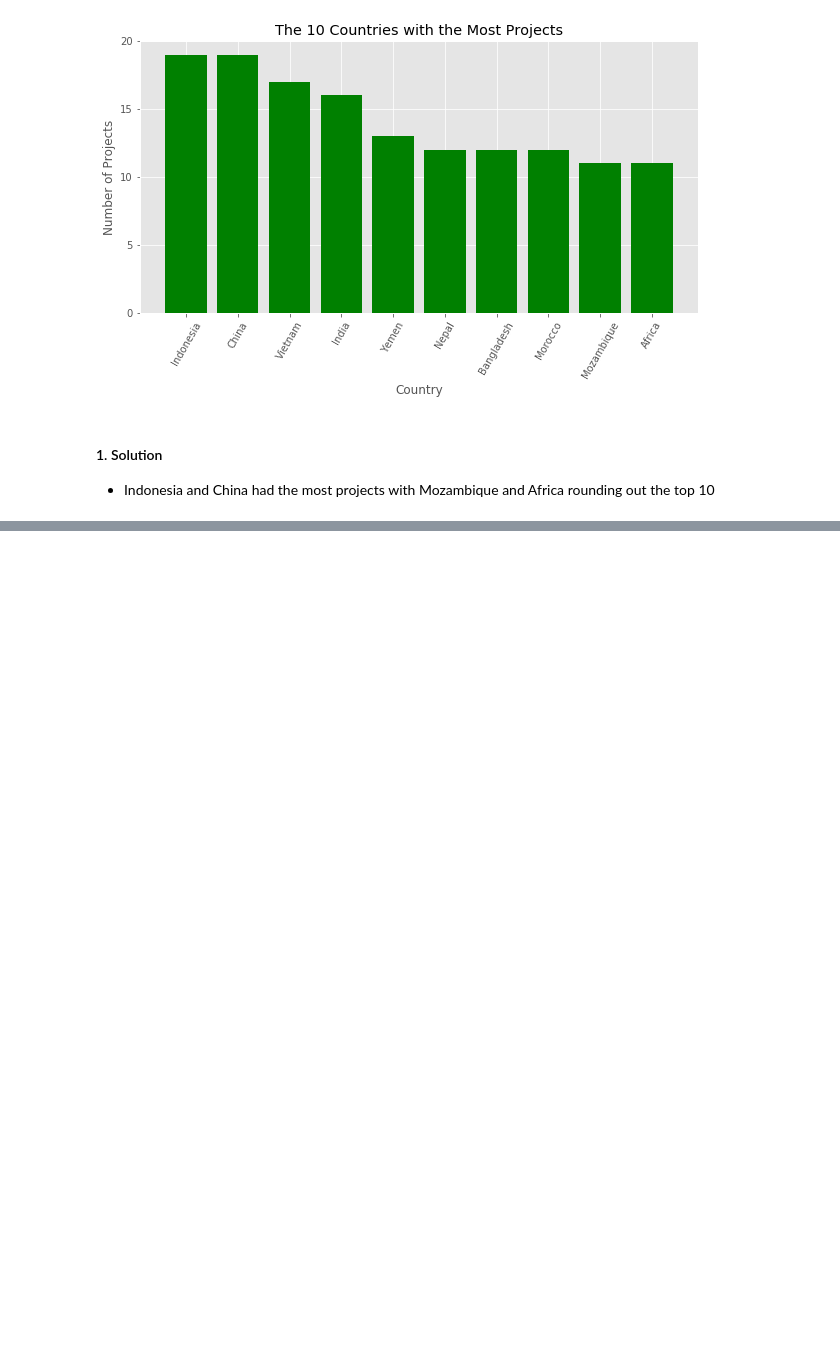
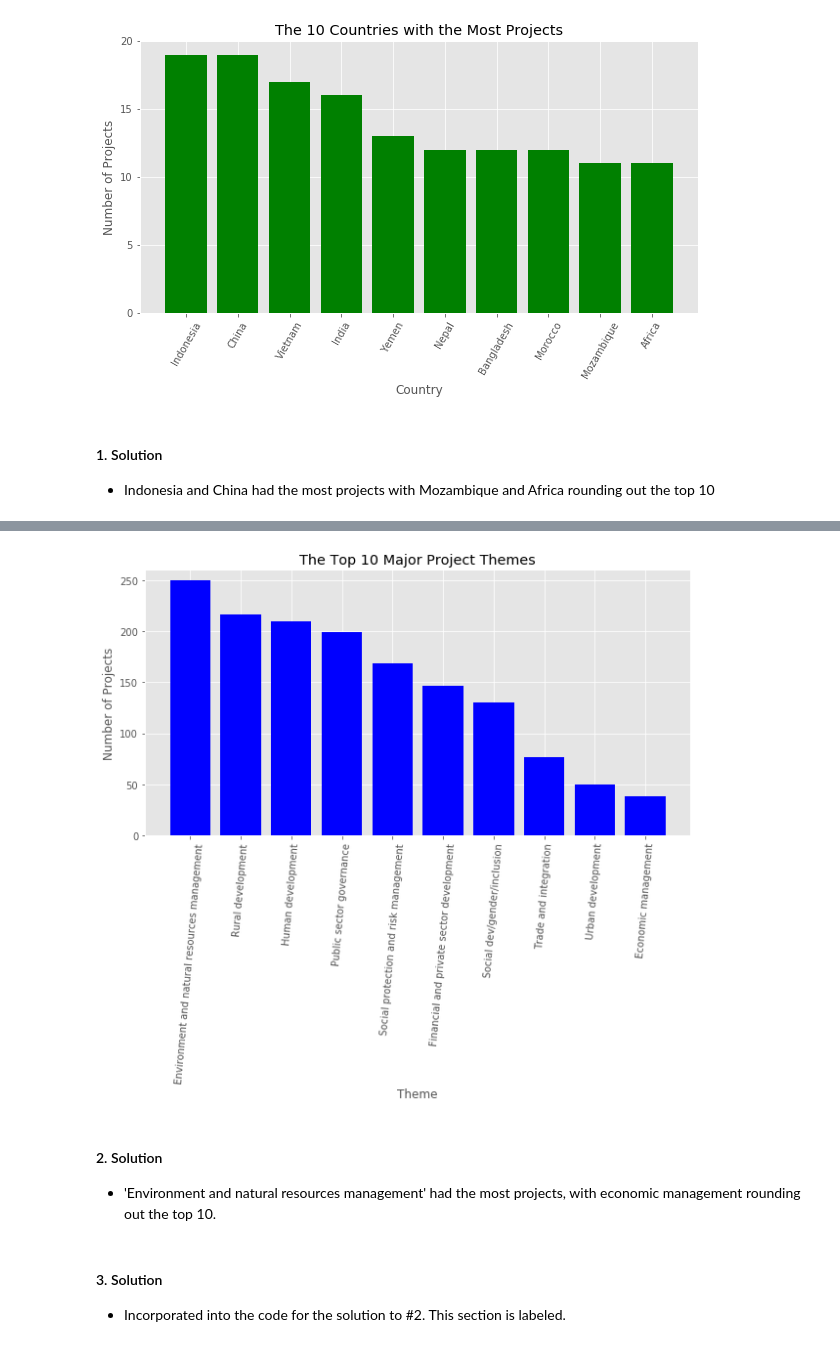
Before and after one commit to Haydost/Springboard_Portfolio, a Jupyter notebook: JSON_Based_Data_Exercise/CT_Solution/JSON_Exercise_Solution.ipynb, the cells around one changed output, grey strips where cells are left out. Saved outputs shown, nothing was run; the diff lists cells and outputs as text; code cells hidden in the pictures; blank space fills up the shorter version.

Commit message:
JSON Exercise Solution

```diff
--- a/JSON_Based_Data_Exercise/CT_Solution/JSON_Exercise_Solution.ipynb
+++ b/JSON_Based_Data_Exercise/CT_Solution/JSON_Exercise_Solution.ipynb
@@ -124,2 +92,0 @@ dict = {'code': list_codes, 'name': list_names}
-# %%
-df = pd.DataFrame(dict)
@@ -135,0 +100,18 @@ df.tail()
+# %%
+# iterate through each index and set the appropriate values
+
+idx_vals = list(df.index.unique())
+
+for i in idx_vals:
+    # df[df.index == i].reset_index().sort_values('name', ascending=False).loc[0]['name']
+    # subset the data to the specific code
+    d = df[df.index == i]
+
+    # reset the index and sort by name, to make sure the first name isn't blank
+    d = d.reset_index().sort_values('name', ascending=False)
+
+    # access the name for that code
+    name = d.loc[0]['name']
+
+    # assign that name to every instance of that index value
+    df.name[df.index == i] = name
@@ -135,0 +142,8 @@ df.tail()
+# %%
+# reset the index for groupby
+df = df.reset_index()
+# %%
+# assign data to dataframe and format
+mpt10 = df.groupby('name').count().sort_values('code', ascending=False).head(10)
+mpt10.columns = ['count']
+mpt10
@@ -135,0 +163,23 @@ df.tail()
+# %%
+# format and display plot
+
+xlabs1 = list(mpt10.index)
+plt.style.use('ggplot')
+plt.bar(xlabs1, mpt10['count'], color='blue')
+plt.title('The Top 10 Major Project Themes')
+plt.xlabel('Theme')
+plt.ylabel('Number of Projects')
+plt.ylim([0, 260])
+fig = plt.gcf()
+fig.set_size_inches(10, 5)
+plt.xticks(rotation=85)
+
+plt.show()
+# %% [output]
+[figure, added]
+# %% [markdown]
+#### 2. Solution
+- 'Environment and natural resources management' had the most projects, with economic management rounding out the top 10.
+# %% [markdown]
+#### 3. Solution
+- Incorporated into the code for the solution to \#2. This section is labeled.
```
Also changed, not shown: parts of 19 cells of this notebook.
